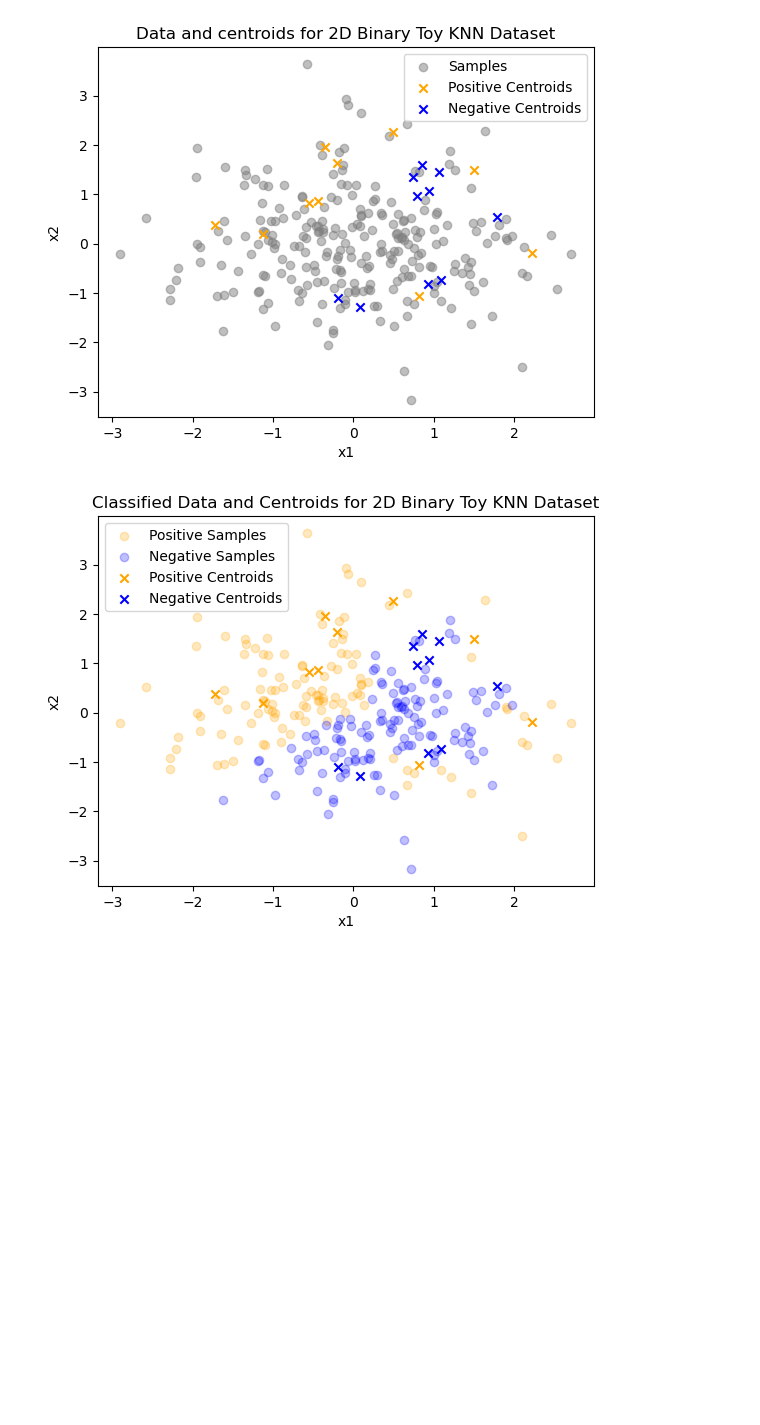
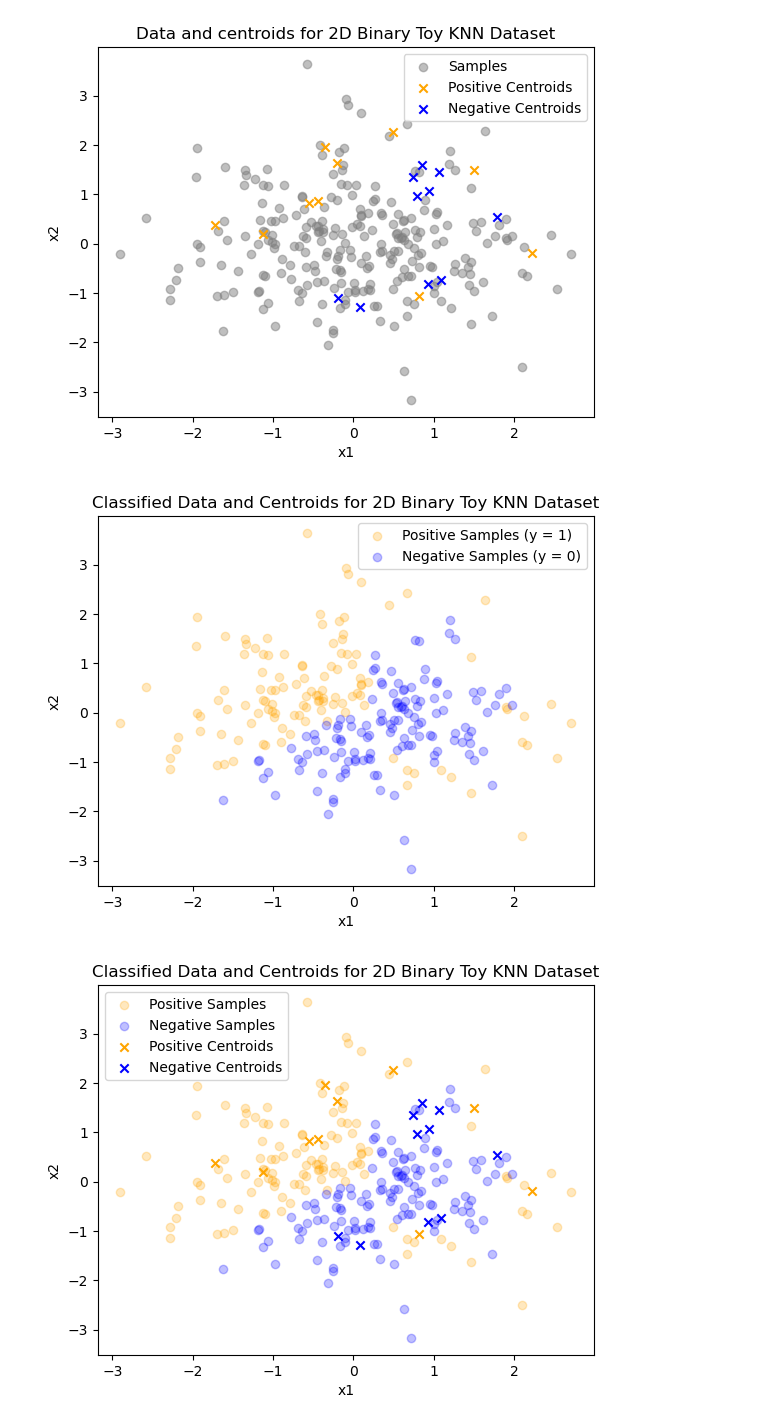
Before and after one commit to cgeils25/Models_From_Scratch, a Jupyter notebook: notebooks_and_readmes/k_nearest_neighbors/knn_classifier_toy_dataset.ipynb, the cells around one changed output. Drawn from its saved outputs; the diff is of its cells as text; code cells hidden in the pictures; blank space fills up the shorter version.

```diff
--- a/notebooks_and_readmes/k_nearest_neighbors/knn_classifier_toy_dataset.ipynb
+++ b/notebooks_and_readmes/k_nearest_neighbors/knn_classifier_toy_dataset.ipynb
@@ -44,6 +44,22 @@ for i in range(num_samples):
     pos_distances = np.linalg.norm(x - pos_centroids, axis=1)
     neg_distances = np.linalg.norm(x - neg_centroids, axis=1)
     y[i] = 1 if np.argmin(np.concatenate([pos_distances, neg_distances])) < len(pos_centroids) else 0
+# %%
+X_pos = X[y == 1]
+X_neg = X[y == 0]
+
+plt.scatter(X_pos[:, 0], X_pos[:, 1], c='orange', alpha=0.25)
+plt.scatter(X_neg[:, 0], X_neg[:, 1], c='blue', alpha=0.25)
+
+plt.legend(['Positive Samples (y = 1)', 'Negative Samples (y = 0)'])
+
+plt.title('Classified Data and Centroids for 2D Binary Toy KNN Dataset')
+plt.xlabel('x1')
+plt.ylabel('x2')
+
+plt.show()
+# %% [output]
+[figure, added]
 # %%
 X_pos = X[y == 1]
 X_neg = X[y == 0]
```
Also changed, not shown: parts of 1 cell of this notebook.
